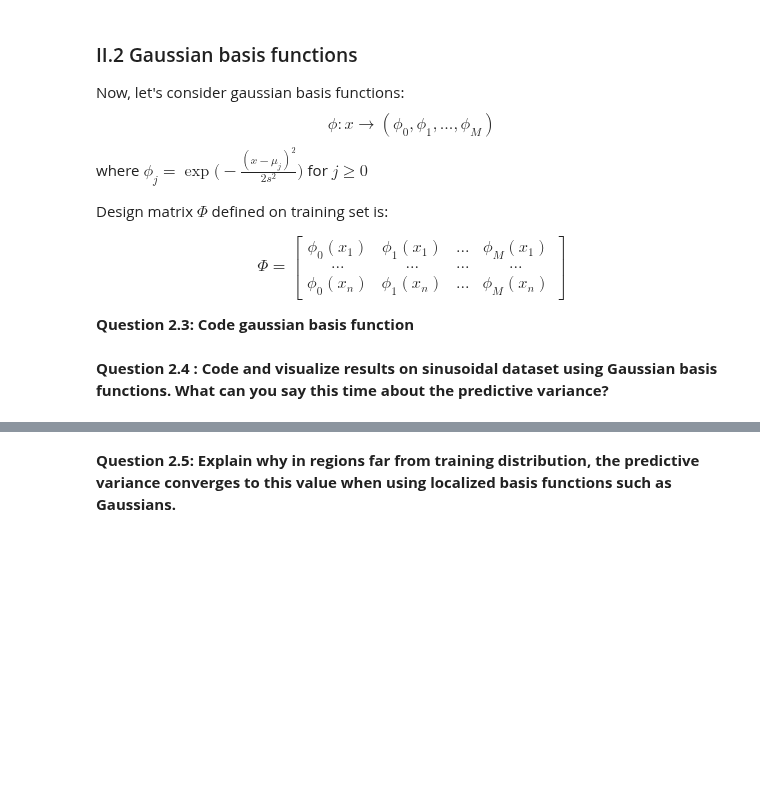
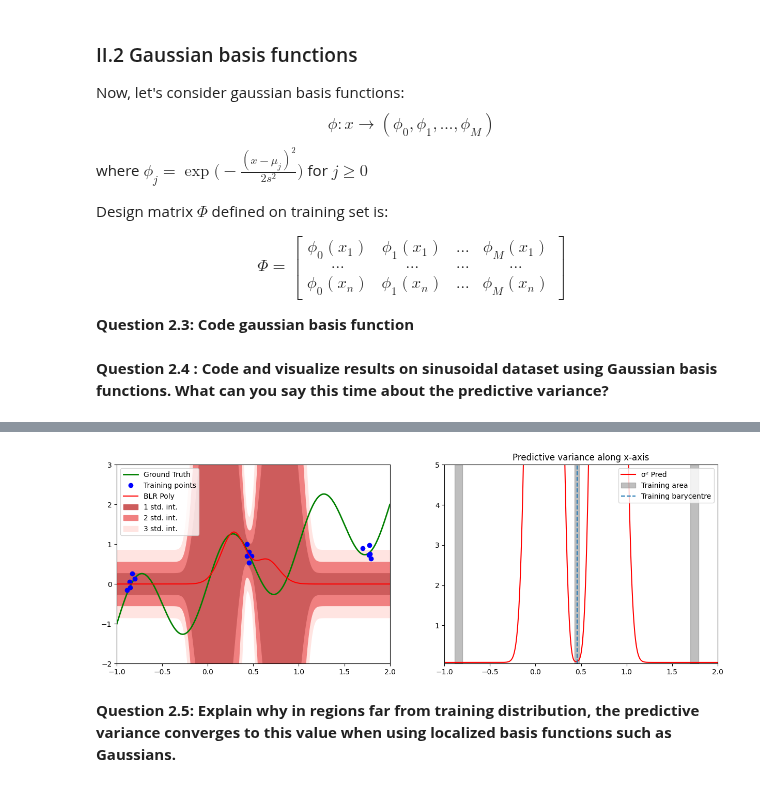
Before and after one commit to CharlesAttend/M2-DAC, a Jupyter notebook: RDFIA/TME/Section3/3_a_Bayesian_Linear_Regression.ipynb, the cells around one changed output, grey strips where cells are left out. Cells and saved outputs as stored; diff of their text form; code cells hidden in the pictures; blank space fills up the shorter version.

Commit message:
RDFIA/3a: gaussian rbf with holes

```diff
--- a/RDFIA/TME/Section3/3_a_Bayesian_Linear_Regression.ipynb
+++ b/RDFIA/TME/Section3/3_a_Bayesian_Linear_Regression.ipynb
@@ -829,2 +829,38 @@ plot_results(
+# %%
+# TO DO: Define f_pred, predict on test points and plot results
+
+# You should use the following parameters for plot_results
+# xmin=-1, xmax=2, ymin=-2, ymax=3, stdmin=0.05, stdmax=0.2
+
+f_pred = closed_form(
+    phi_gaussian,
+    dataset_sinus_hole["X_train"],
+    dataset_sinus_hole["y_train"],
+    dataset_sinus_hole["ALPHA"],
+    dataset_sinus_hole["BETA"],
+)
+res = np.array(
+    [f_pred(x) for x in dataset_sinus_hole["X_test"]]
+)  # array of (mean, std) values
+y_pred = res[:, 0]
+std_pred = res[:, 1]
+
+plot_results(
+    dataset_sinus_hole["X_train"],
+    dataset_sinus_hole["y_train"],
+    dataset_sinus_hole["X_test"],
+    dataset_sinus_hole["y_test"],
+    y_pred,
+    std_pred,
+    xmin=-1,
+    xmax=2,
+    ymin=-2,
+    ymax=3,
+    stdmin=0.05,
+    stdmax=5.0,
+    save_name="phi_gaussian_hole.pdf",
+)
+# %% [output]
+[figure, added]
 # %% [markdown]
 **Question 2.5: Explain why in regions far from training distribution, the predictive variance converges to this value when using localized basis functions such as Gaussians.**
```
Also changed, not shown: parts of 11 cells of this notebook, 2 other files.
